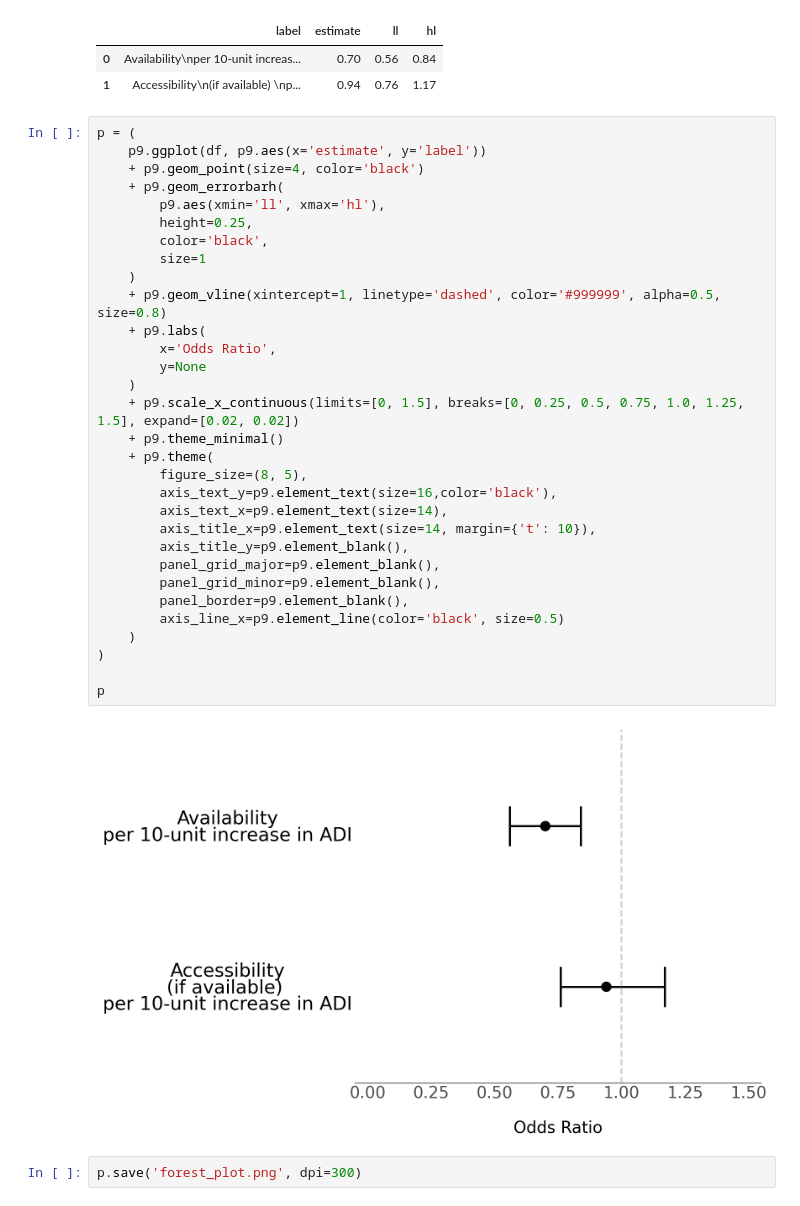
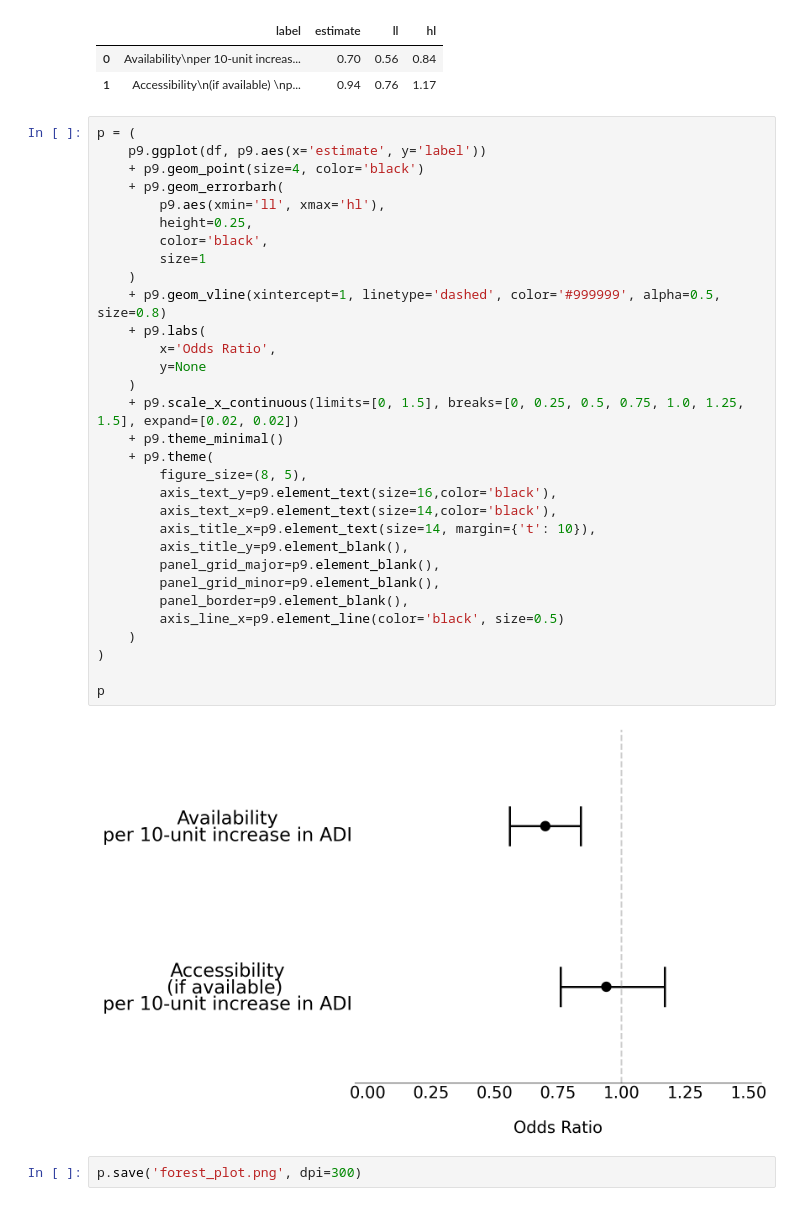
Before and after one commit to rbouch85/temp1, a Jupyter notebook: forestplot.ipynb, the cells around one changed output. Saved outputs shown, nothing was run; the diff lists cells and outputs as text.

Commit message:
plot updates

```diff
--- a/forestplot.ipynb
+++ b/forestplot.ipynb
@@ -23,35 +23,35 @@ df
 p = (
     p9.ggplot(df, p9.aes(x='estimate', y='label'))
     + p9.geom_point(size=4, color='black')
     + p9.geom_errorbarh(
         p9.aes(xmin='ll', xmax='hl'),
         height=0.25,
         color='black',
         size=1
     )
     + p9.geom_vline(xintercept=1, linetype='dashed', color='#999999', alpha=0.5, size=0.8)
     + p9.labs(
         x='Odds Ratio',
         y=None
     )
     + p9.scale_x_continuous(limits=[0, 1.5], breaks=[0, 0.25, 0.5, 0.75, 1.0, 1.25, 1.5], expand=[0.02, 0.02])
     + p9.theme_minimal()
     + p9.theme(
         figure_size=(8, 5),
         axis_text_y=p9.element_text(size=16,color='black'),
-        axis_text_x=p9.element_text(size=14),
+        axis_text_x=p9.element_text(size=14,color='black'),
         axis_title_x=p9.element_text(size=14, margin={'t': 10}),
         axis_title_y=p9.element_blank(),
         panel_grid_major=p9.element_blank(),
         panel_grid_minor=p9.element_blank(),
         panel_border=p9.element_blank(),
         axis_line_x=p9.element_line(color='black', size=0.5)
     )
 )
 
 p
 # %% [output]
-[figure, old version]
+[figure, new version]
 # %%
 p.save('forest_plot.png', dpi=300)
 # %%
```
